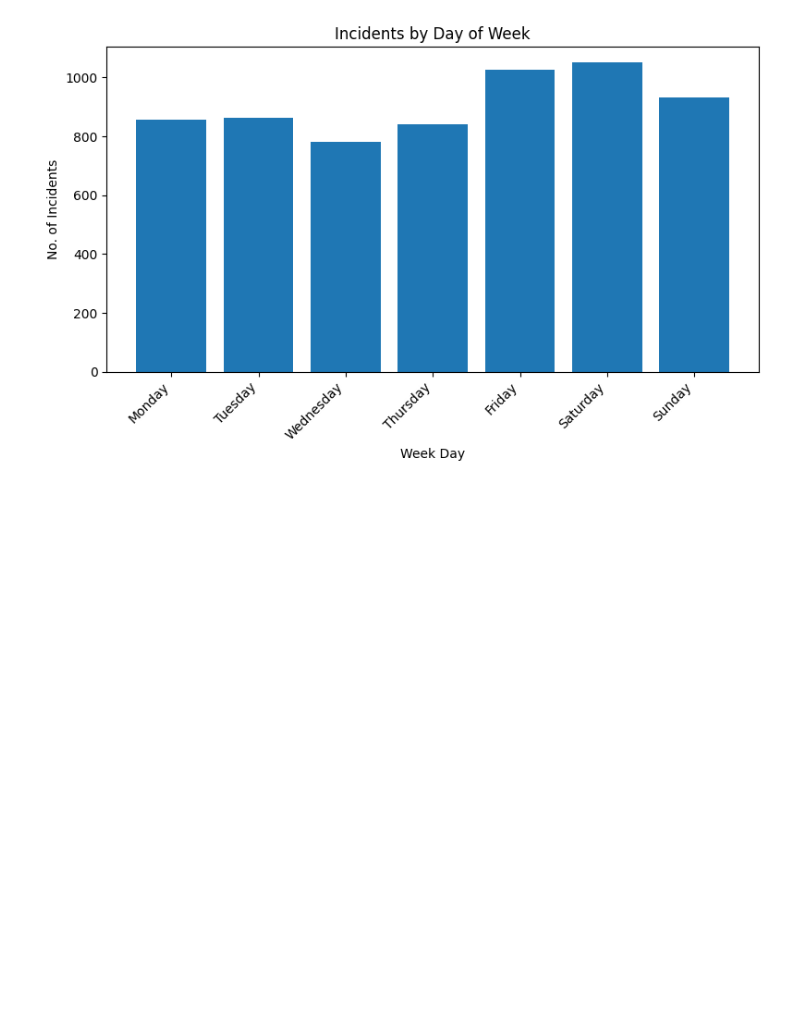
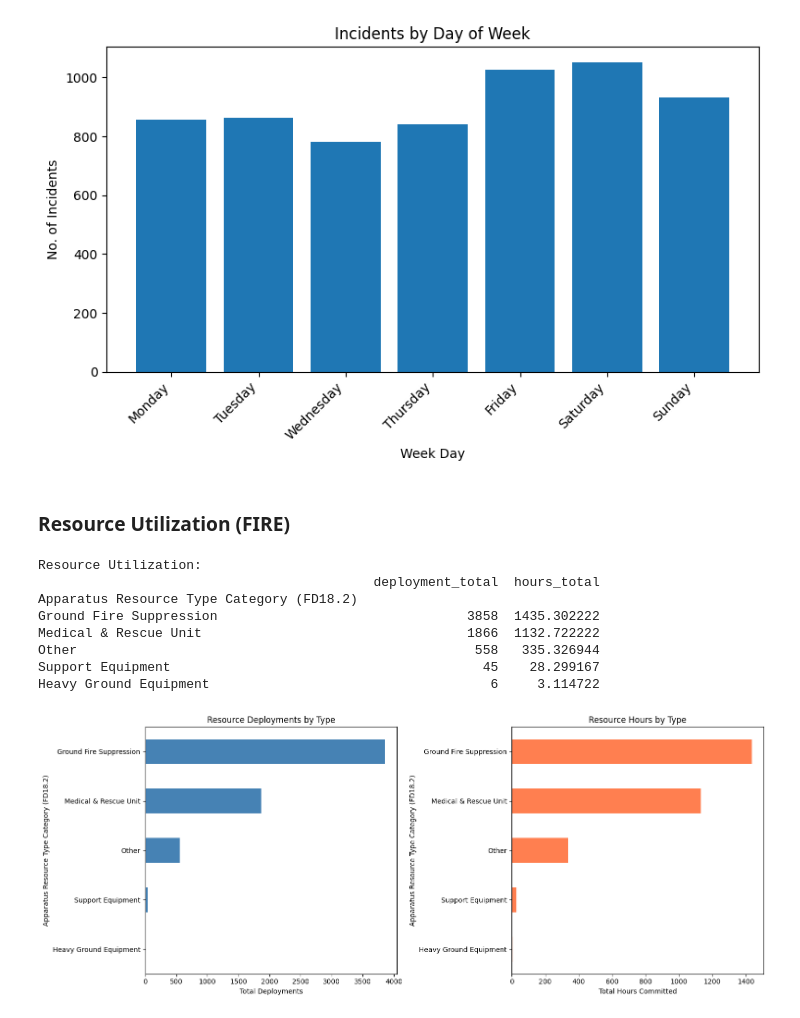
Before and after one commit to atelle10/ser401, a Jupyter notebook: notebooks/stats_kpis.ipynb, the cells around one changed output. Saved outputs shown, nothing was run; the diff lists cells and outputs as text; code cells hidden in the pictures; blank space fills up the shorter version.

Commit message:
added resource util + peak hour analysis to notebook

```diff
--- a/notebooks/stats_kpis.ipynb
+++ b/notebooks/stats_kpis.ipynb
@@ -93,3 +93,59 @@ plt.tight_layout()
 plt.show()
 # %% [output]
 [figure]
+# %% [markdown]
+### Resource Utilization (FIRE)
+# %%
+fire_example_df["clear_time"] = pd.to_datetime(
+    fire_example_df["Apparatus Resource Clear Date Time (FD18.5)"],
+    errors="coerce"
+)
+fire_example_df["arrival_time"] = pd.to_datetime(
+    fire_example_df["Apparatus Resource Arrival Date Time (FD18.4)"],
+    errors="coerce"
+)
+
+fire_example_df["on_scene_time"] = (
+    fire_example_df["clear_time"] - fire_example_df["arrival_time"]
+).dt.total_seconds() / 60
+
+resource_stats = (
+    fire_example_df.groupby("Apparatus Resource Type Category (FD18.2)")
+    .agg({
+        "Apparatus Resource ID (FD18.1)": "count", "on_scene_time": "sum"
+    })
+    .rename(columns={"Apparatus Resource ID (FD18.1)": "deployment_total","on_scene_time": "hours_total"})
+)
+
+
+resource_stats.dropna(inplace=True)
+resource_stats["hours_total"] = resource_stats["hours_total"] / 60
+resource_stats = resource_stats.sort_values("deployment_total", ascending=False)
+
+print("\nResource Utilization:")
+print(resource_stats)
+
+fig, (ax1, ax2) = plt.subplots(1, 2, figsize=(15, 6))
+
+resource_stats["deployment_total"].plot(kind="barh", ax=ax1, color="steelblue")
+ax1.set_xlabel("Total Deployments")
+ax1.set_title("Resource Deployments by Type")
+ax1.invert_yaxis()
+
+resource_stats["hours_total"].plot(kind="barh", ax=ax2, color="coral")
+ax2.set_xlabel("Total Hours Committed")
+ax2.set_title("Resource Hours by Type")
+ax2.invert_yaxis()
+
+plt.tight_layout()
+plt.show()
+# %% [output]
+Resource Utilization:
+                                           deployment_total  hours_total
+Apparatus Resource Type Category (FD18.2)
+Ground Fire Suppression                                3858  1435.302222
+Medical & Rescue Unit                                  1866  1132.722222
+Other                                                   558   335.326944
+Support Equipment                                        45    28.299167
+Heavy Ground Equipment                                    6     3.114722
+[figure, added]
```
Also changed, not shown: parts of 4 cells of this notebook.
